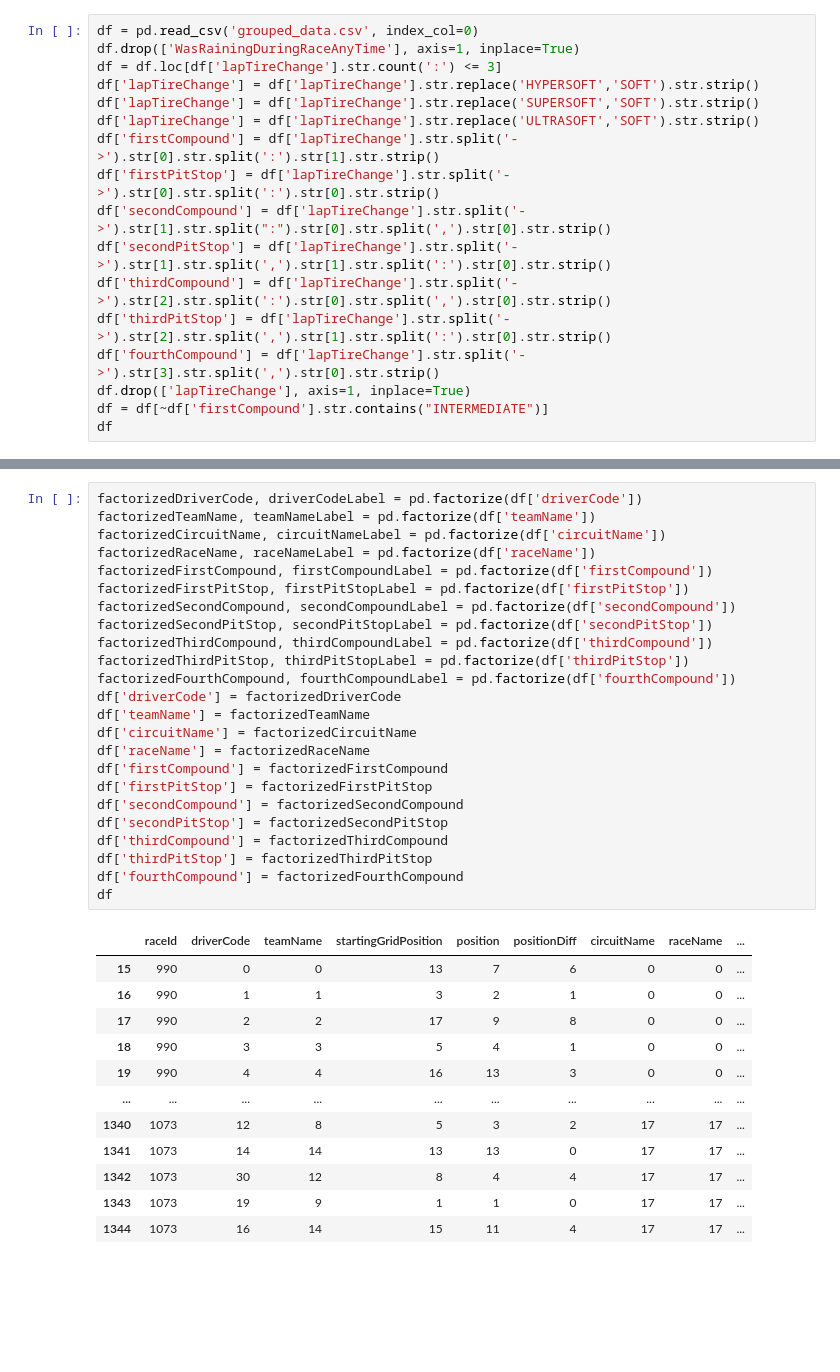
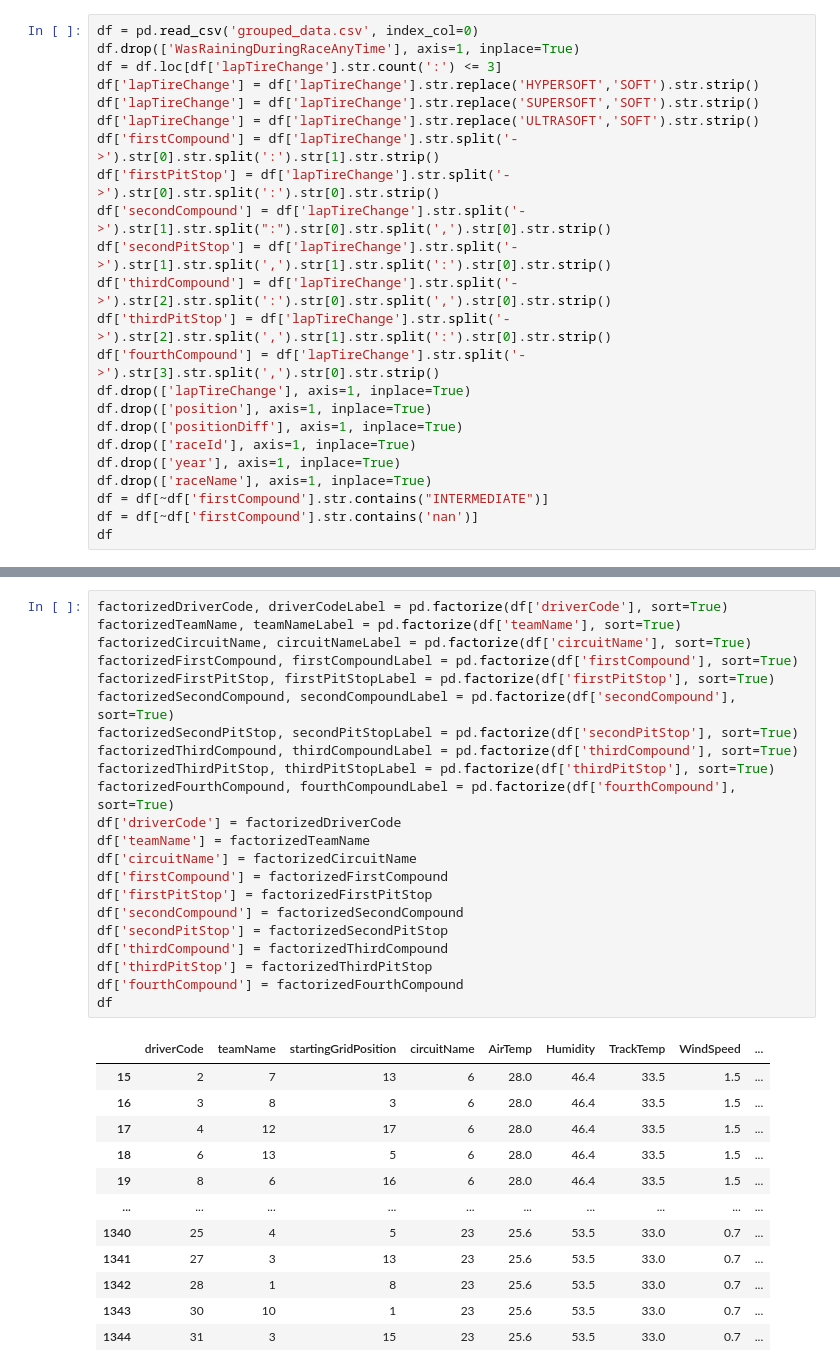
Before and after one commit to MaksymilianKalek/bach, a Jupyter notebook: MLIntro.ipynb, the cells around one changed output, grey strips where cells are left out. Drawn from its saved outputs; the diff is of its cells as text; blank space fills up the shorter version.

```diff
--- a/MLIntro.ipynb
+++ b/MLIntro.ipynb
@@ -28,6 +20,12 @@ df['thirdCompound'] = df['lapTireChange'].str.split('->').str[2].str.split(':').
 df['thirdPitStop'] = df['lapTireChange'].str.split('->').str[2].str.split(',').str[1].str.split(':').str[0].str.strip()
 df['fourthCompound'] = df['lapTireChange'].str.split('->').str[3].str.split(',').str[0].str.strip()
 df.drop(['lapTireChange'], axis=1, inplace=True)
+df.drop(['position'], axis=1, inplace=True)
+df.drop(['positionDiff'], axis=1, inplace=True)
+df.drop(['raceId'], axis=1, inplace=True)
+df.drop(['year'], axis=1, inplace=True)
+df.drop(['raceName'], axis=1, inplace=True)
 df = df[~df['firstCompound'].str.contains("INTERMEDIATE")]
+df = df[~df['firstCompound'].str.contains('nan')]
 df
 # %% [output]
@@ -71,37 +45,35 @@ df
 # %%
-factorizedDriverCode, driverCodeLabel = pd.factorize(df['driverCode'])
-factorizedTeamName, teamNameLabel = pd.factorize(df['teamName'])
-factorizedCircuitName, circuitNameLabel = pd.factorize(df['circuitName'])
-factorizedRaceName, raceNameLabel = pd.factorize(df['raceName'])
-factorizedFirstCompound, firstCompoundLabel = pd.factorize(df['firstCompound'])
-factorizedFirstPitStop, firstPitStopLabel = pd.factorize(df['firstPitStop'])
-factorizedSecondCompound, secondCompoundLabel = pd.factorize(df['secondCompound'])
-factorizedSecondPitStop, secondPitStopLabel = pd.factorize(df['secondPitStop'])
-factorizedThirdCompound, thirdCompoundLabel = pd.factorize(df['thirdCompound'])
-factorizedThirdPitStop, thirdPitStopLabel = pd.factorize(df['thirdPitStop'])
-factorizedFourthCompound, fourthCompoundLabel = pd.factorize(df['fourthCompound'])
+factorizedDriverCode, driverCodeLabel = pd.factorize(df['driverCode'], sort=True)
+factorizedTeamName, teamNameLabel = pd.factorize(df['teamName'], sort=True)
+factorizedCircuitName, circuitNameLabel = pd.factorize(df['circuitName'], sort=True)
+factorizedFirstCompound, firstCompoundLabel = pd.factorize(df['firstCompound'], sort=True)
+factorizedFirstPitStop, firstPitStopLabel = pd.factorize(df['firstPitStop'], sort=True)
+factorizedSecondCompound, secondCompoundLabel = pd.factorize(df['secondCompound'], sort=True)
+factorizedSecondPitStop, secondPitStopLabel = pd.factorize(df['secondPitStop'], sort=True)
+factorizedThirdCompound, thirdCompoundLabel = pd.factorize(df['thirdCompound'], sort=True)
+factorizedThirdPitStop, thirdPitStopLabel = pd.factorize(df['thirdPitStop'], sort=True)
+factorizedFourthCompound, fourthCompoundLabel = pd.factorize(df['fourthCompound'], sort=True)
 df['driverCode'] = factorizedDriverCode
 df['teamName'] = factorizedTeamName
 df['circuitName'] = factorizedCircuitName
-df['raceName'] = factorizedRaceName
 df['firstCompound'] = factorizedFirstCompound
 df['firstPitStop'] = factorizedFirstPitStop
 df['secondCompound'] = factorizedSecondCompound
 df['secondPitStop'] = factorizedSecondPitStop
 df['thirdCompound'] = factorizedThirdCompound
 df['thirdPitStop'] = factorizedThirdPitStop
 df['fourthCompound'] = factorizedFourthCompound
 df
 # %% [output]
-|  | raceId | driverCode | teamName | startingGridPosition | position | positionDiff | circuitName | raceName | ... |
-| 15 | 990 | 0 | 0 | 13 | 7 | 6 | 0 | 0 | ... |
-| 16 | 990 | 1 | 1 | 3 | 2 | 1 | 0 | 0 | ... |
-| 17 | 990 | 2 | 2 | 17 | 9 | 8 | 0 | 0 | ... |
-| 18 | 990 | 3 | 3 | 5 | 4 | 1 | 0 | 0 | ... |
-| 19 | 990 | 4 | 4 | 16 | 13 | 3 | 0 | 0 | ... |
+|  | driverCode | teamName | startingGridPosition | circuitName | AirTemp | Humidity | TrackTemp | WindSpeed | ... |
+| 15 | 2 | 7 | 13 | 6 | 28.0 | 46.4 | 33.5 | 1.5 | ... |
+| 16 | 3 | 8 | 3 | 6 | 28.0 | 46.4 | 33.5 | 1.5 | ... |
+| 17 | 4 | 12 | 17 | 6 | 28.0 | 46.4 | 33.5 | 1.5 | ... |
+| 18 | 6 | 13 | 5 | 6 | 28.0 | 46.4 | 33.5 | 1.5 | ... |
+| 19 | 8 | 6 | 16 | 6 | 28.0 | 46.4 | 33.5 | 1.5 | ... |
 | ... | ... | ... | ... | ... | ... | ... | ... | ... | ... |
-| 1340 | 1073 | 12 | 8 | 5 | 3 | 2 | 17 | 17 | ... |
-| 1341 | 1073 | 14 | 14 | 13 | 13 | 0 | 17 | 17 | ... |
-| 1342 | 1073 | 30 | 12 | 8 | 4 | 4 | 17 | 17 | ... |
-| 1343 | 1073 | 19 | 9 | 1 | 1 | 0 | 17 | 17 | ... |
-| 1344 | 1073 | 16 | 14 | 15 | 11 | 4 | 17 | 17 | ... |
+| 1340 | 25 | 4 | 5 | 23 | 25.6 | 53.5 | 33.0 | 0.7 | ... |
+| 1341 | 27 | 3 | 13 | 23 | 25.6 | 53.5 | 33.0 | 0.7 | ... |
+| 1342 | 28 | 1 | 8 | 23 | 25.6 | 53.5 | 33.0 | 0.7 | ... |
+| 1343 | 30 | 10 | 1 | 23 | 25.6 | 53.5 | 33.0 | 0.7 | ... |
+| 1344 | 31 | 3 | 15 | 23 | 25.6 | 53.5 | 33.0 | 0.7 | ... |
```
Also changed, not shown: parts of 11 cells of this notebook.
